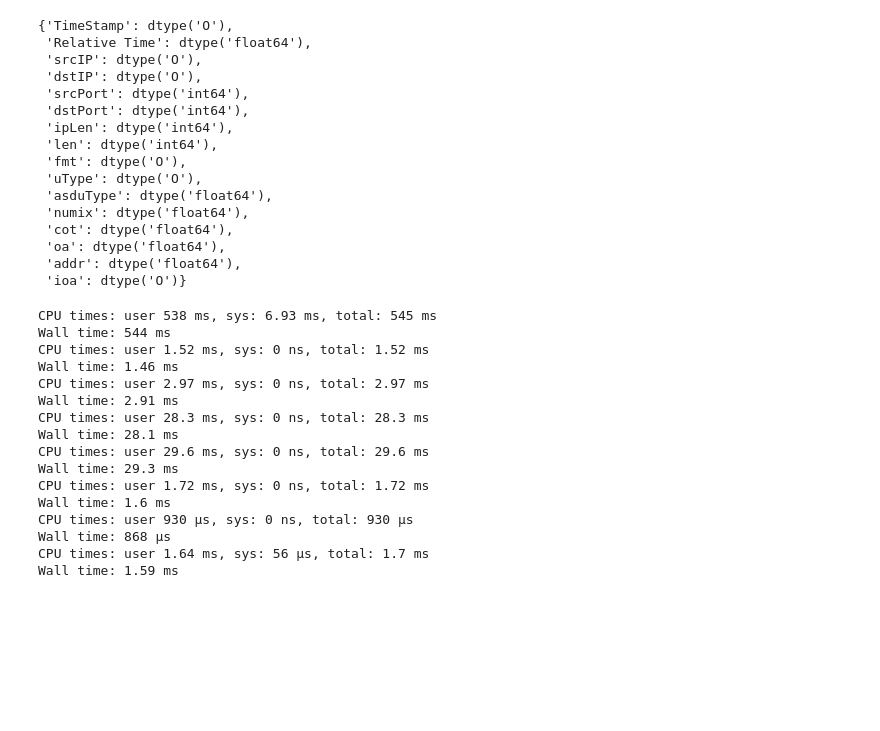
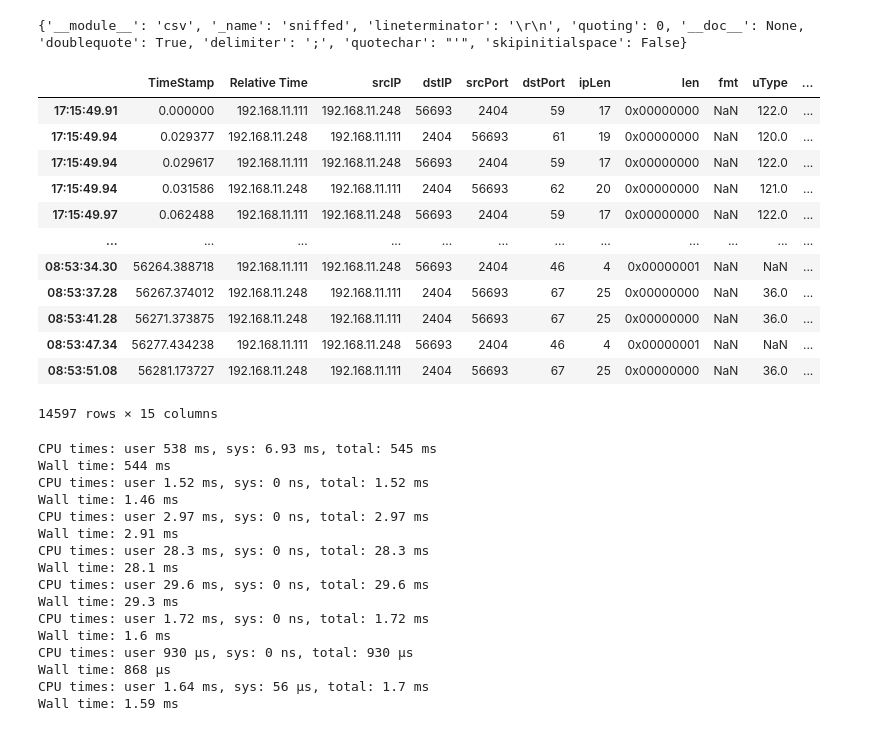
Before and after one commit to ankimme/vut-bp-ics-communication-analyzer, a Jupyter notebook: app.ipynb, the cells around one changed output. Saved outputs shown, nothing was run; the diff lists cells and outputs as text; code cells hidden in the pictures; blank space fills up the shorter version.

```diff
--- a/app.ipynb
+++ b/app.ipynb
@@ -12,34 +12,36 @@ import pandas as pd
 # %%
 # df = pd.read_csv("data/mega104-14-12-18-ioa.csv", delimiter=";", nrows=10000000)
 
 # # df.columns.values
 
 # a = df.dtypes.to_dict()
 
 # a.values()
 
 # dsl.detect_columns("data/mega104-14-12-18-ioa.csv")
 
-d = dsl.detect_columns("data/mega104-14-12-18-ioa.csv")
-
-d
+# d = dsl.detect_dialect("data/mega104-14-12-18-ioa.csv")
+import csv
+p = csv.Sniffer().sniff("''TimeStamp'';''Relative T'';''ime''")
+# print(p)
+print(p.__dict__)
+p.delimiter=';'
+pd.read_csv("data/c.csv", dialect=p)
 # %% [output]
-{'TimeStamp': dtype('O'),
- 'Relative Time': dtype('float64'),
- 'srcIP': dtype('O'),
- 'dstIP': dtype('O'),
- 'srcPort': dtype('int64'),
- 'dstPort': dtype('int64'),
- 'ipLen': dtype('int64'),
- 'len': dtype('int64'),
- 'fmt': dtype('O'),
- 'uType': dtype('O'),
- 'asduType': dtype('float64'),
- 'numix': dtype('float64'),
- 'cot': dtype('float64'),
- 'oa': dtype('float64'),
- 'addr': dtype('float64'),
- 'ioa': dtype('O')}
+{'__module__': 'csv', '_name': 'sniffed', 'lineterminator': '\r\n', 'quoting': 0, '__doc__': None, 'doublequote': True, 'delimiter': ';', 'quotechar': "'", 'skipinitialspace': False}
+|  | TimeStamp | Relative Time | srcIP | dstIP | srcPort | dstPort | ipLen | len | fmt | uType | ... |
+| 17:15:49.91 | 0.000000 | 192.168.11.111 | 192.168.11.248 | 56693 | 2404 | 59 | 17 | 0x00000000 | NaN | 122.0 | ... |
+| 17:15:49.94 | 0.029377 | 192.168.11.248 | 192.168.11.111 | 2404 | 56693 | 61 | 19 | 0x00000000 | NaN | 120.0 | ... |
+| 17:15:49.94 | 0.029617 | 192.168.11.111 | 192.168.11.248 | 56693 | 2404 | 59 | 17 | 0x00000000 | NaN | 122.0 | ... |
+| 17:15:49.94 | 0.031586 | 192.168.11.248 | 192.168.11.111 | 2404 | 56693 | 62 | 20 | 0x00000000 | NaN | 121.0 | ... |
+| 17:15:49.97 | 0.062488 | 192.168.11.111 | 192.168.11.248 | 56693 | 2404 | 59 | 17 | 0x00000000 | NaN | 122.0 | ... |
+| ... | ... | ... | ... | ... | ... | ... | ... | ... | ... | ... | ... |
+| 08:53:34.30 | 56264.388718 | 192.168.11.111 | 192.168.11.248 | 56693 | 2404 | 46 | 4 | 0x00000001 | NaN | NaN | ... |
+| 08:53:37.28 | 56267.374012 | 192.168.11.248 | 192.168.11.111 | 2404 | 56693 | 67 | 25 | 0x00000000 | NaN | 36.0 | ... |
+| 08:53:41.28 | 56271.373875 | 192.168.11.248 | 192.168.11.111 | 2404 | 56693 | 67 | 25 | 0x00000000 | NaN | 36.0 | ... |
+| 08:53:47.34 | 56277.434238 | 192.168.11.111 | 192.168.11.248 | 56693 | 2404 | 46 | 4 | 0x00000001 | NaN | NaN | ... |
+| 08:53:51.08 | 56281.173727 | 192.168.11.248 | 192.168.11.111 | 2404 | 56693 | 67 | 25 | 0x00000000 | NaN | 36.0 | ... |
+14597 rows × 15 columns
 # %%
 col_names = FileColumnNames("TimeStamp", "Relative Time", "srcIP", "dstIP", "srcPort", "dstPort")
 %time df = dsl.load_data("data/mega104-14-12-18-ioa.csv", col_names)
```
Also changed, not shown: 4 other files.
